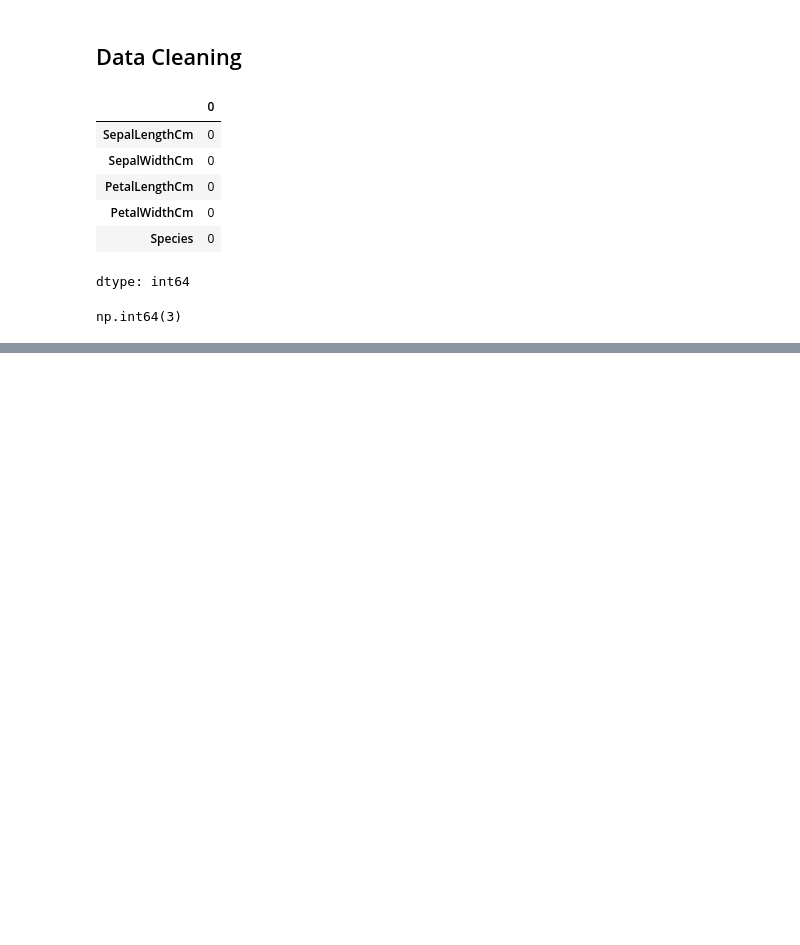
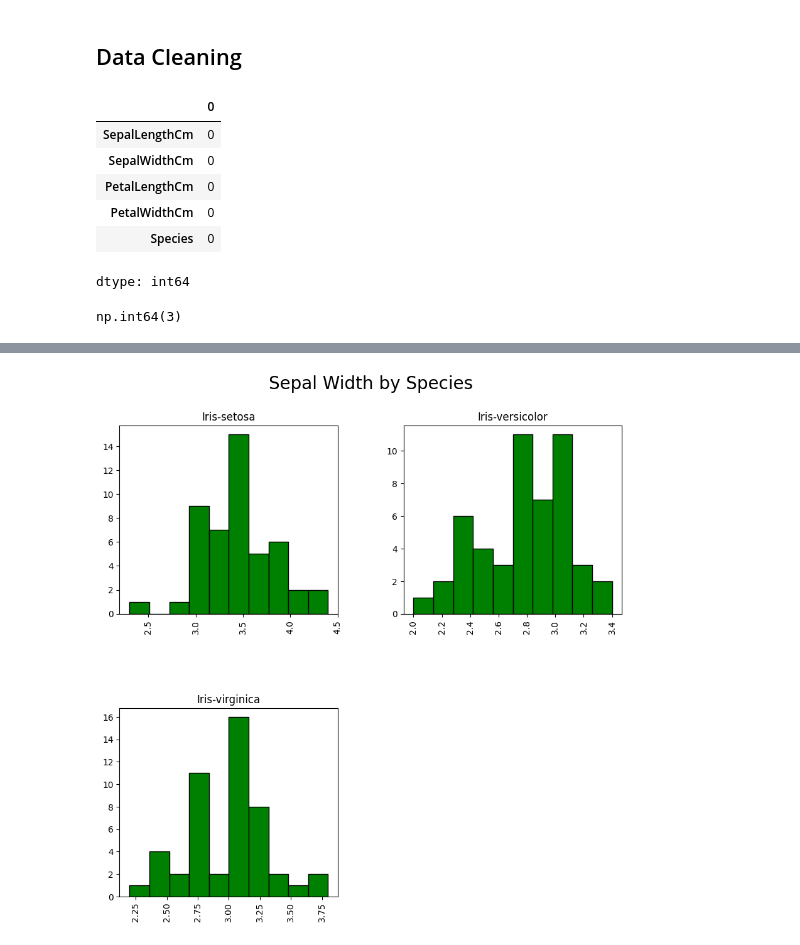
Before and after one commit to chfaizan2/CodeAlpha-Internship-Tasks, a Jupyter notebook: Task_1_Iris_Flower_Classification.ipynb, the cells around one changed output, grey strips where cells are left out. Saved outputs shown, nothing was run; the diff lists cells and outputs as text; code cells hidden in the pictures; blank space fills up the shorter version.

```diff
--- a/Task_1_Iris_Flower_Classification.ipynb
+++ b/Task_1_Iris_Flower_Classification.ipynb
@@ -70,0 +98,9 @@ df.drop_duplicates(inplace=True)
+# %%
+# Distribution of Sepal Width Across Iris Species
+df.hist(column='SepalWidthCm', by='Species', figsize=(10, 10), color='green',edgecolor='black')
+plt.suptitle('Sepal Width by Species', fontsize=20)
+plt.xlabel('Width', fontsize=15)
+plt.ylabel('Frequency', fontsize=15)
+plt.show()
+# %% [output]
+[figure, added]
```
Also changed, not shown: parts of 5 cells of this notebook.
